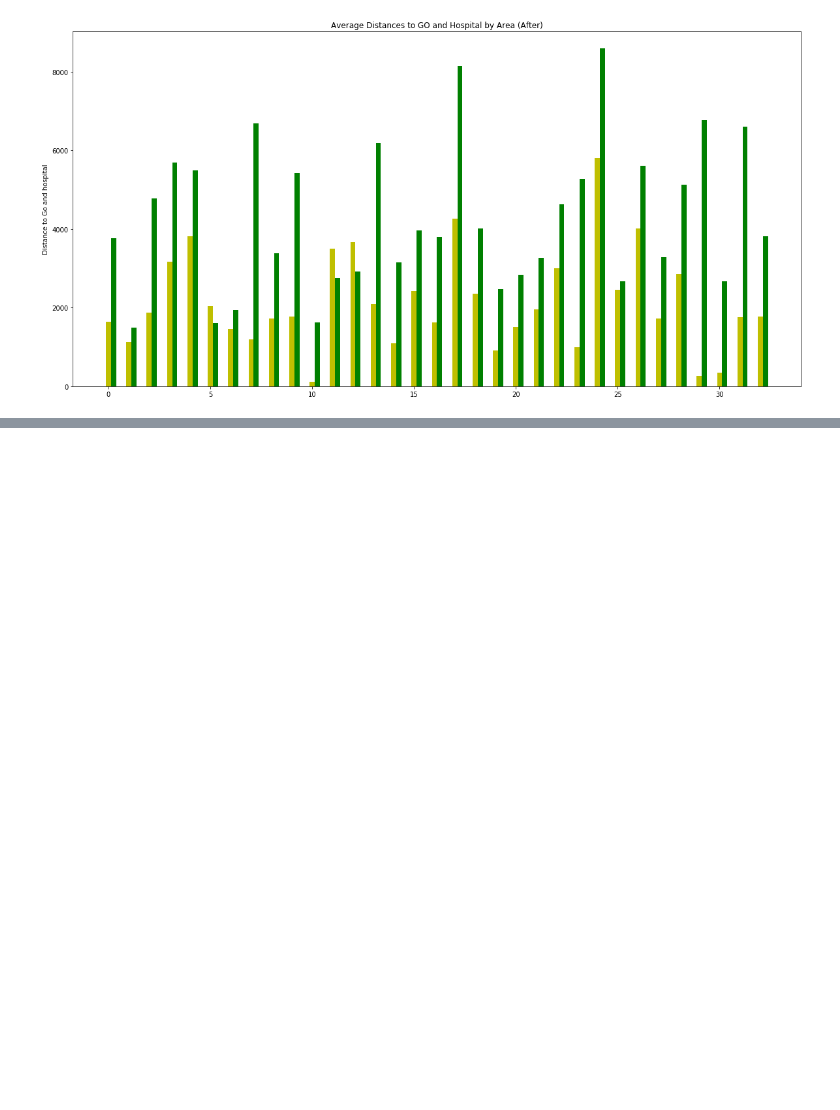
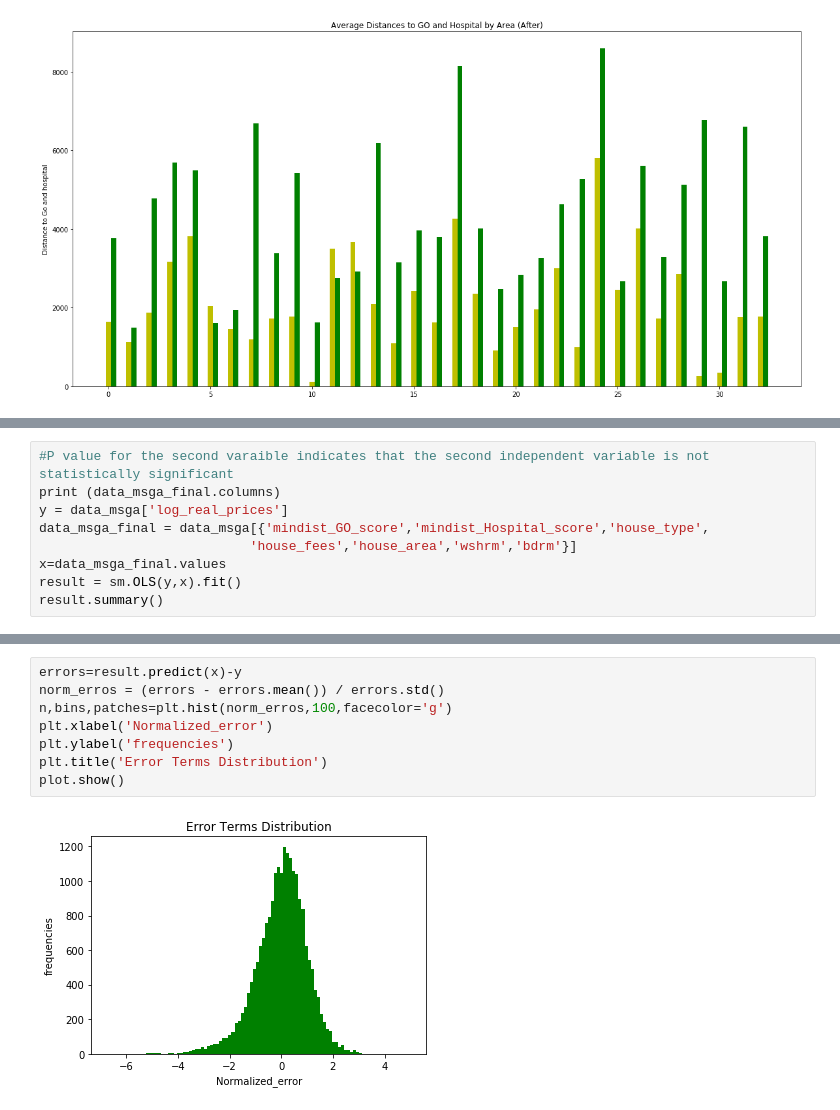
Before and after one commit to khaledalnajjar/SCS3250, a Jupyter notebook: groupprojectLatest_jzv2.ipynb, the cells around one changed output, grey strips where cells are left out. Cells and saved outputs as stored; diff of their text form; blank space fills up the shorter version.

```diff
--- a/groupprojectLatest_jzv2.ipynb
+++ b/groupprojectLatest_jzv2.ipynb
@@ -217,2 +276,11 @@ OLS Regression Results
 Warnings:
 [1] Standard Errors assume that the covariance matrix of the errors is correctly specified.
+# %%
+#P value for the second varaible indicates that the second independent variable is not statistically significant
+print (data_msga_final.columns)
+y = data_msga['log_real_prices']
+data_msga_final = data_msga[{'mindist_GO_score','mindist_Hospital_score','house_type',
+                           'house_fees','house_area','wshrm','bdrm'}]
+x=data_msga_final.values
+result = sm.OLS(y,x).fit()
+result.summary()
@@ -218,0 +315,10 @@ Warnings:
+# %%
+errors=result.predict(x)-y
+norm_erros = (errors - errors.mean()) / errors.std()
+n,bins,patches=plt.hist(norm_erros,100,facecolor='g')
+plt.xlabel('Normalized_error')
+plt.ylabel('frequencies')
+plt.title('Error Terms Distribution')
+plot.show()
+# %% [output]
+[figure, added]
```
Also changed, not shown: parts of 7 cells of this notebook, 1 other file.
